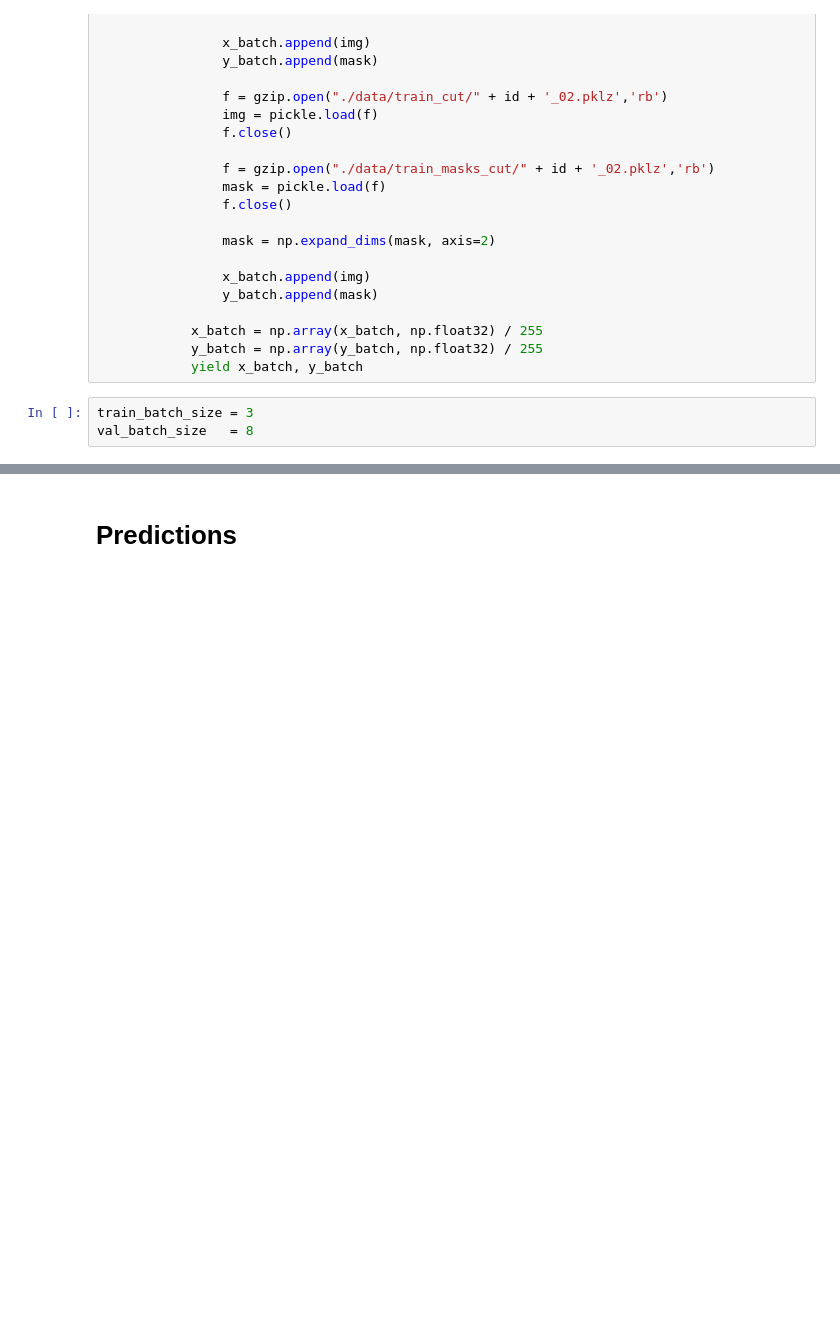
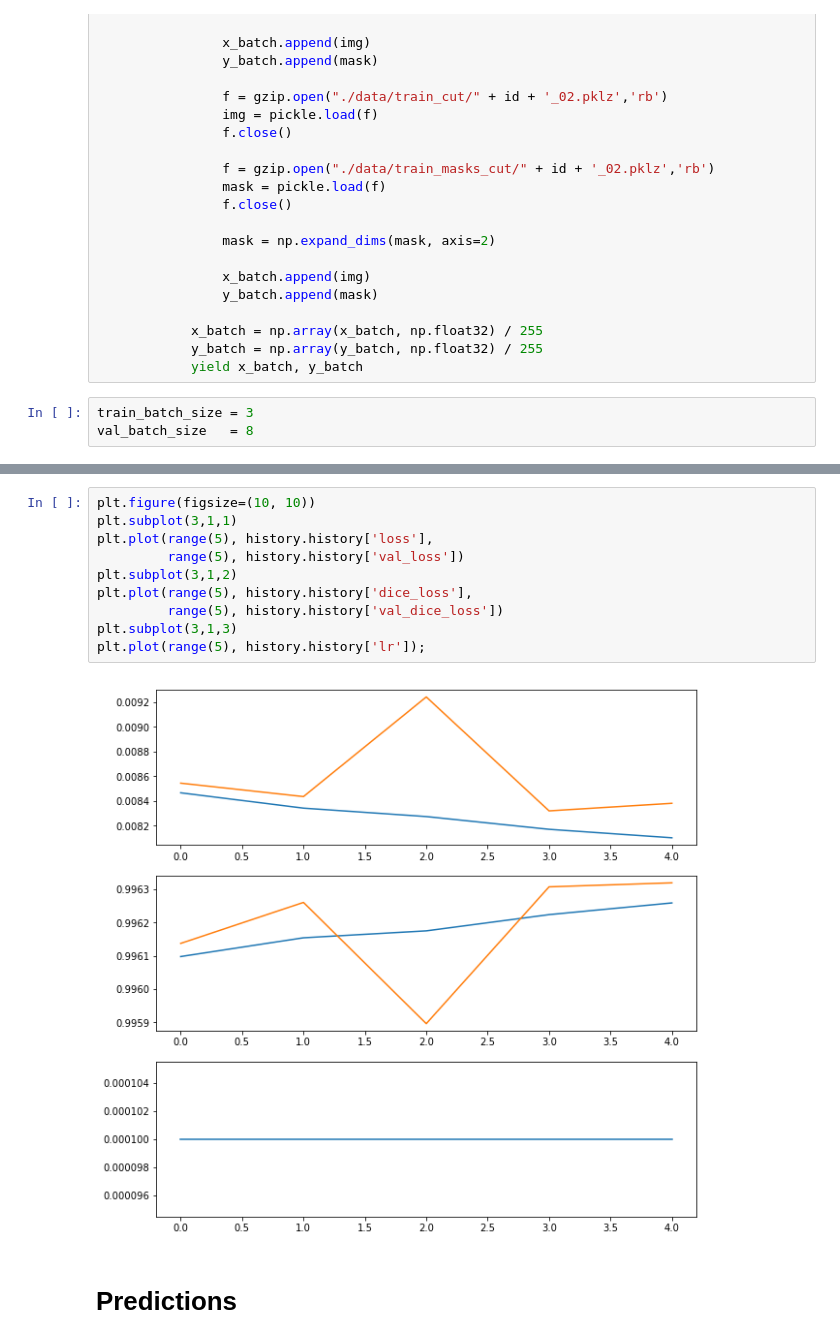
Before and after one commit to sainathadapa/kaggle-carvana-image-masking-challenge, a Jupyter notebook: 07-fullres-model.ipynb, the cells around one changed output, grey strips where cells are left out. Cells and saved outputs as stored; diff of their text form; blank space fills up the shorter version.

```diff
--- a/07-fullres-model.ipynb
+++ b/07-fullres-model.ipynb
@@ -393,3 +419,15 @@ Epoch 1/50
+# %%
+plt.figure(figsize=(10, 10))
+plt.subplot(3,1,1)
+plt.plot(range(5), history.history['loss'],
+         range(5), history.history['val_loss'])
+plt.subplot(3,1,2)
+plt.plot(range(5), history.history['dice_loss'],
+         range(5), history.history['val_dice_loss'])
+plt.subplot(3,1,3)
+plt.plot(range(5), history.history['lr']);
+# %% [output]
+[figure, added]
 # %% [markdown]
 # Predictions
 # %%
```
Also changed, not shown: parts of 14 cells of this notebook, 1 other file.
